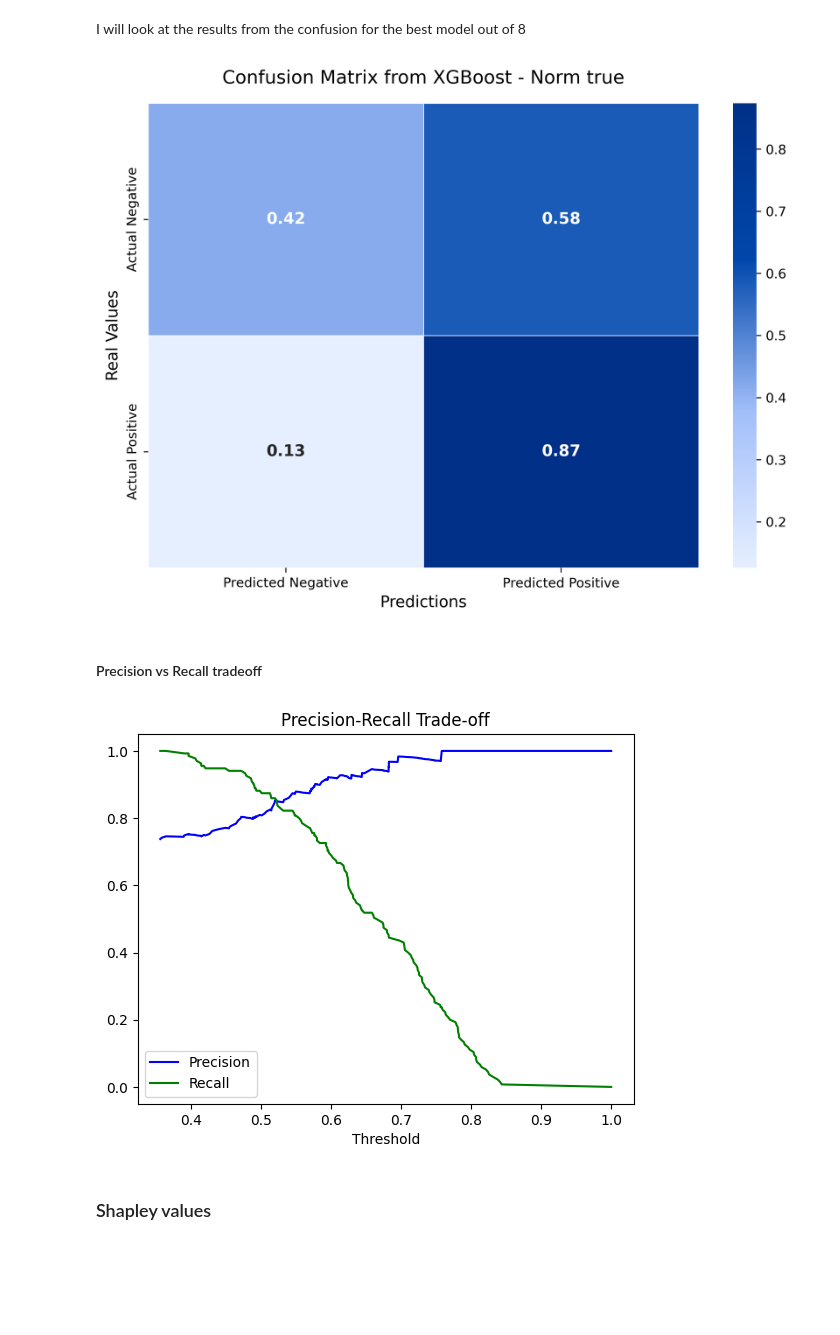
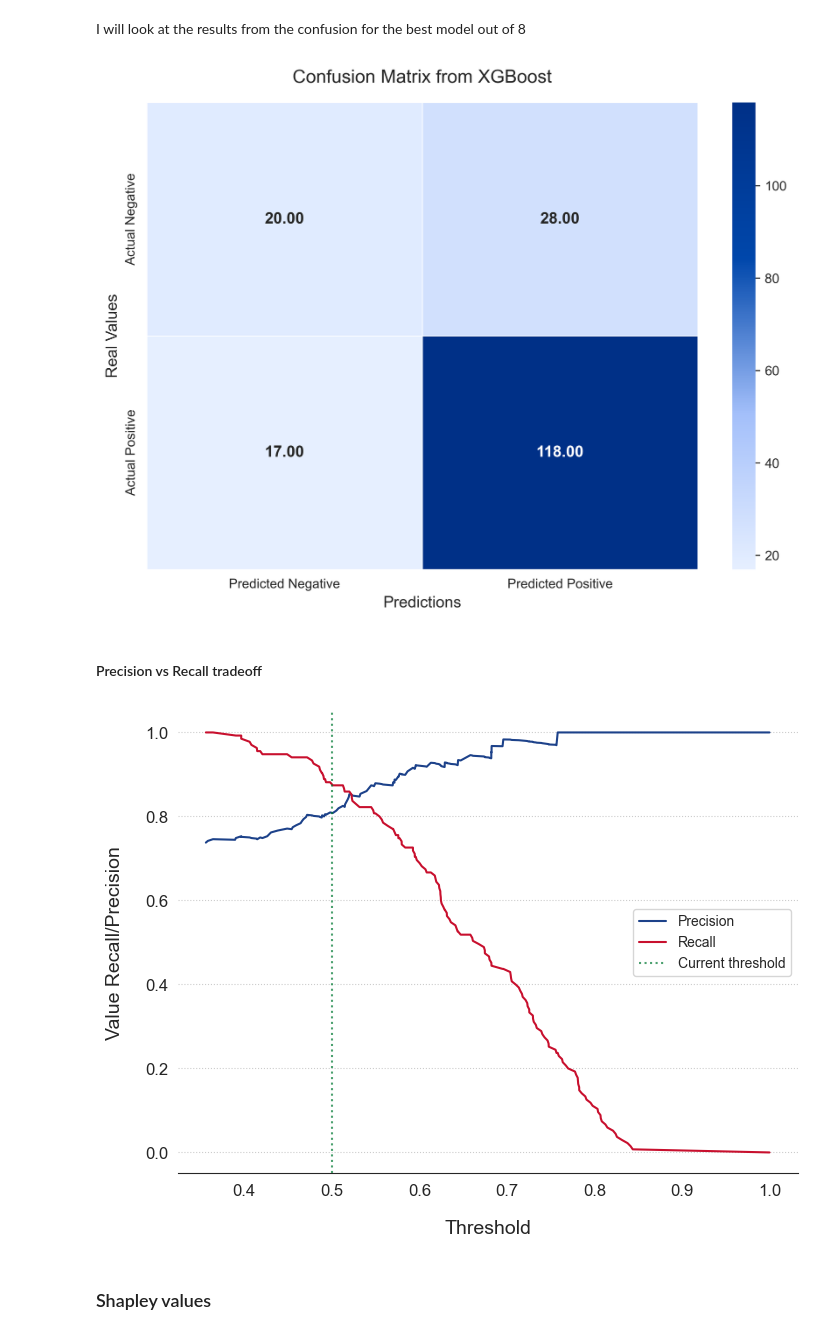
Before and after one commit to ThomasDelch97/Thesis---Code, a Jupyter notebook: Modelisation_Finale.ipynb, the cells around one changed output. Drawn from its saved outputs; the diff is of its cells as text; code cells hidden in the pictures; blank space fills up the shorter version.

```diff
--- a/Modelisation_Finale.ipynb
+++ b/Modelisation_Finale.ipynb
@@ -644,7 +644,7 @@ Parameters: { "n_estimator" } are not used.
 I will look at the results from the confusion for the best model out of 8
 # %%
 #Create the confusion matrix
-cm = confusion_matrix(y_test, y_pred, normalize='true')
+cm = confusion_matrix(y_test, y_pred, normalize=None)
 
 #Get the name of the classes rather than 0 and 1
 labels = ['Negative', 'Positive']
@@ -669,8 +669,8 @@ def plot_confusion_matrix(cm_df, cmap, title):
     plt.tight_layout()
     plt.show()
 
-plot_confusion_matrix(cm_df, sixers_cmap, 'Confusion Matrix from XGBoost - Norm true')
+plot_confusion_matrix(cm_df, sixers_cmap, 'Confusion Matrix from XGBoost')
 # %% [output]
-[figure, old version]
+[figure, new version]
 # %% [markdown]
 #### Precision vs Recall tradeoff
@@ -687,29 +677,26 @@ pr = precision_score(
 # %%
 from sklearn.metrics import precision_recall_curve
-# Calcul des courbes
+nba_palette = ['#1D428A', '#C8102E', '#FDB927', '#000000', '#007A33']
+#Get curves and the thresholds from the function
 precision, recall, thresholds = precision_recall_curve(y_test, test_proba)
-
-# Pour avoir un seuil pour chaque point de recall/précision
-# Ajout d'un seuil fictif pour aligner les dimensions
 thresholds = np.append(thresholds, 1.0)
 
-#create precision recall curve
-#fig, ax = plt.subplots()
-#ax.plot(recall, precision, color='purple')
-plt.plot(thresholds, precision, label='Precision', color='b')
-plt.plot(thresholds, recall, label='Recall', color='g')
-#add axis labels to plot
+plt.figure(figsize=(8, 6), dpi=100)
+plt.plot(thresholds, precision, label='Precision', color=nba_palette[0])
+plt.plot(thresholds, recall, label='Recall', color=nba_palette[1])
+plt.axvline(0.5, linestyle=':', alpha=0.7, color=nba_palette[4], label='Current threshold')
 plt.legend()
-plt.title('Precision-Recall Trade-off')
-plt.xlabel('Threshold')
-ax.set_title('Precision-Recall Curve')
-ax.set_ylabel('Precision')
-ax.set_xlabel('Recall')
-
-#display plot
+plt.xlabel('Threshold',
+           fontsize=14, labelpad=15)
+plt.ylabel('Value Recall/Precision',
+           fontsize=14, labelpad=15)
+plt.xticks(fontsize=12)
+plt.yticks(fontsize=12)
+plt.grid(axis='y', linestyle=':', alpha=0.4, color='grey')
+sns.despine(left=True)
 plt.show()
 # %% [output]
-[figure, old version]
+[figure, new version]
 # %% [markdown]
 ### Shapley values
 # %% [markdown]
```
Also changed, not shown: parts of 3 cells of this notebook.
